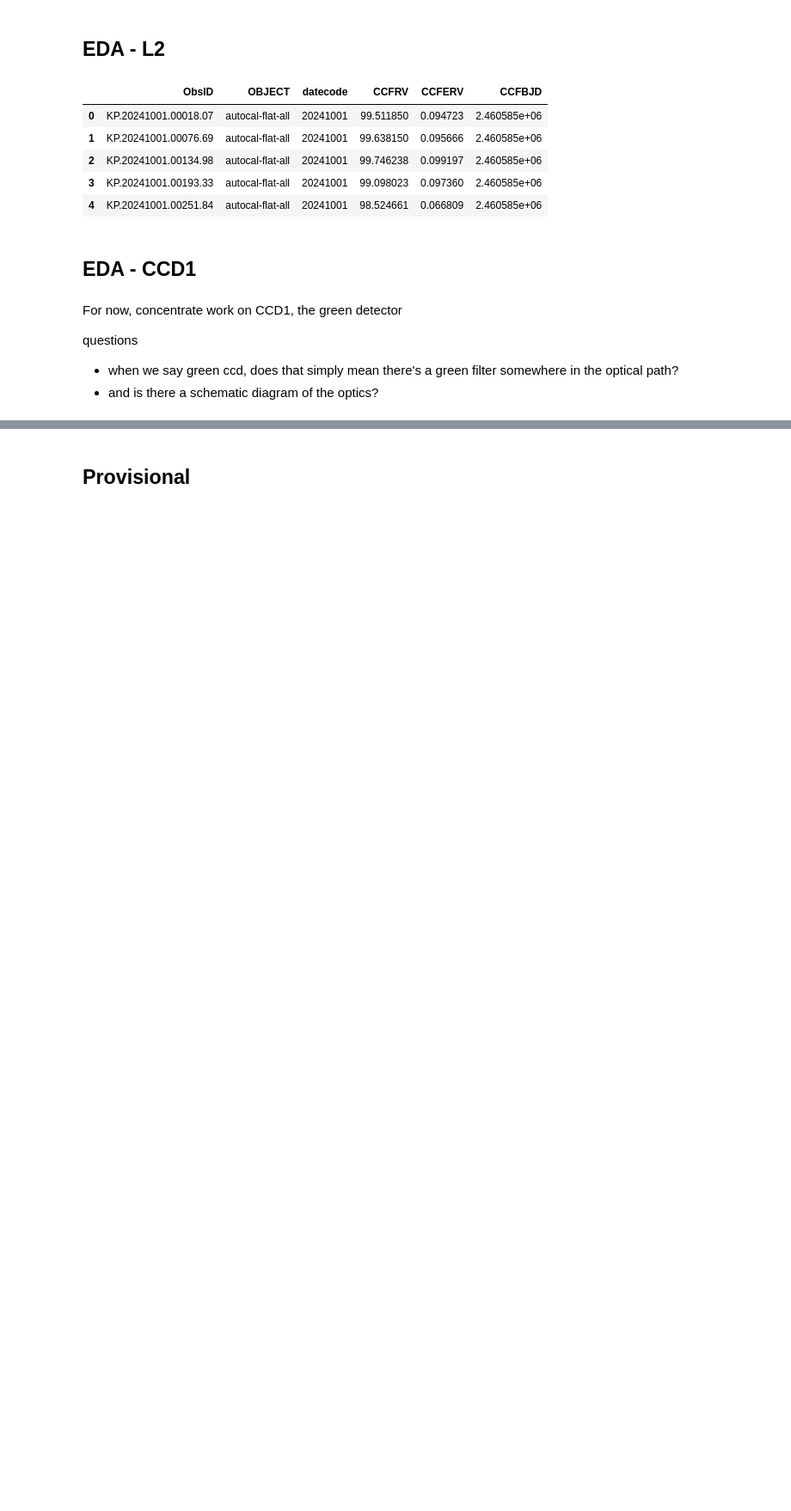
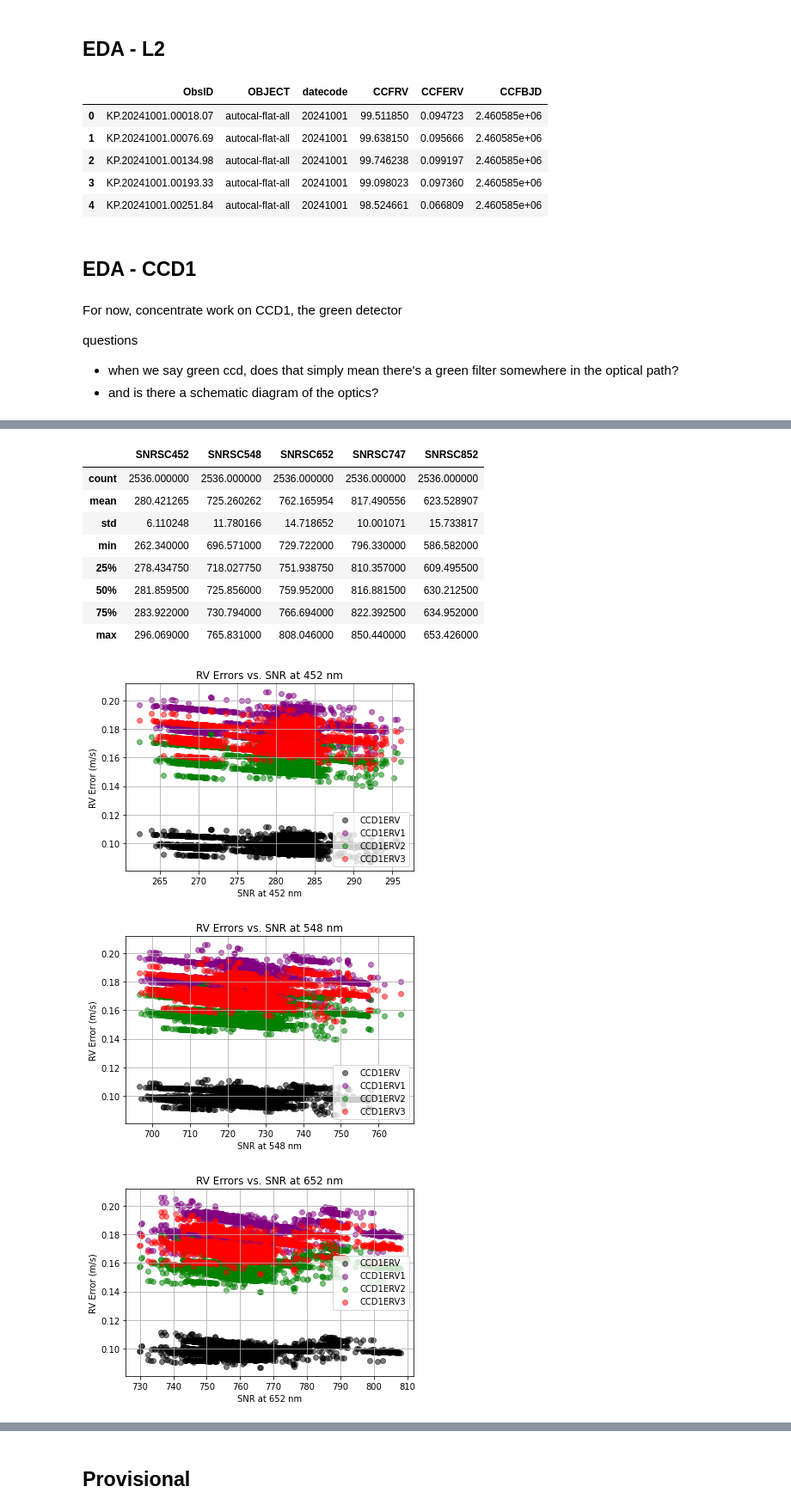
Before and after one commit to howardisaacson/KPF_data_science_sp2025, a Jupyter notebook: jspencermorris/notebooks/jsm_eda_01.ipynb, the cells around one changed output, grey strips where cells are left out. Shown at 86% size. Cells and saved outputs as stored; diff of their text form; code cells hidden in the pictures; blank space fills up the shorter version.

```diff
--- a/jspencermorris/notebooks/jsm_eda_01.ipynb
+++ b/jspencermorris/notebooks/jsm_eda_01.ipynb
@@ -324,0 +476,15 @@ def plot_rv_scatter_by_fiber_overlay(df, x_min=-100, x_max=100, y_min=-200, y_ma
+# %%
+# define a function to plot the RV errors against the (Science Fiber) SNR for a specified wavelength
+def plot_rv_errors_vs_snr_multiple(df, snr_col, rv_error_cols, colors):
+    wavelength = snr_col[-3:]
+
+    plt.figure(figsize=(6, 4))
+    for rv_error_col, color in zip(rv_error_cols, colors):
+        plt.scatter(df[snr_col], df[rv_error_col]*1000, alpha=0.5, color=color, label=rv_error_col)  # Multiplying RV errors by 1000 to convert from km/s to m/s
+
+    plt.title(f"RV Errors vs. SNR at {wavelength} nm")
+    plt.xlabel(f"SNR at {wavelength} nm")
+    plt.ylabel('RV Error (m/s)')
+    plt.grid(True)
+    plt.legend()
+    plt.show()
@@ -670,0 +837,25 @@ print(df_02['OBJECT'].unique())
+# %%
+# inspect the SNR of the Science Fiber at 5 wavelengths
+display(df_02b[['SNRSC452', 'SNRSC548', 'SNRSC652', 'SNRSC747', 'SNRSC852']].describe())
+
+# plot the rv errors as a function of Science Fiber SNR for specified wavelengths
+rv_error_cols = ['CCD1ERV', 'CCD1ERV1', 'CCD1ERV2', 'CCD1ERV3']
+colors = ['black', 'purple', 'green', 'red']
+plot_rv_errors_vs_snr_multiple(df_02b, 'SNRSC452', rv_error_cols, colors)
+plot_rv_errors_vs_snr_multiple(df_02b, 'SNRSC548', rv_error_cols, colors)
+plot_rv_errors_vs_snr_multiple(df_02b, 'SNRSC652', rv_error_cols, colors)
+plot_rv_errors_vs_snr_multiple(df_02b, 'SNRSC747', rv_error_cols, colors)
+plot_rv_errors_vs_snr_multiple(df_02b, 'SNRSC852', rv_error_cols, colors)
+# %% [output]
+|  | SNRSC452 | SNRSC548 | SNRSC652 | SNRSC747 | SNRSC852 |
+| count | 2536.000000 | 2536.000000 | 2536.000000 | 2536.000000 | 2536.000000 |
+| mean | 280.421265 | 725.260262 | 762.165954 | 817.490556 | 623.528907 |
+| std | 6.110248 | 11.780166 | 14.718652 | 10.001071 | 15.733817 |
+| min | 262.340000 | 696.571000 | 729.722000 | 796.330000 | 586.582000 |
+| 25% | 278.434750 | 718.027750 | 751.938750 | 810.357000 | 609.495500 |
+| 50% | 281.859500 | 725.856000 | 759.952000 | 816.881500 | 630.212500 |
+| 75% | 283.922000 | 730.794000 | 766.694000 | 822.392500 | 634.952000 |
+| max | 296.069000 | 765.831000 | 808.046000 | 850.440000 | 653.426000 |
+[figure, added]
+[figure, added]
+[figure, added]
```
Also changed, not shown: parts of 53 cells of this notebook.
